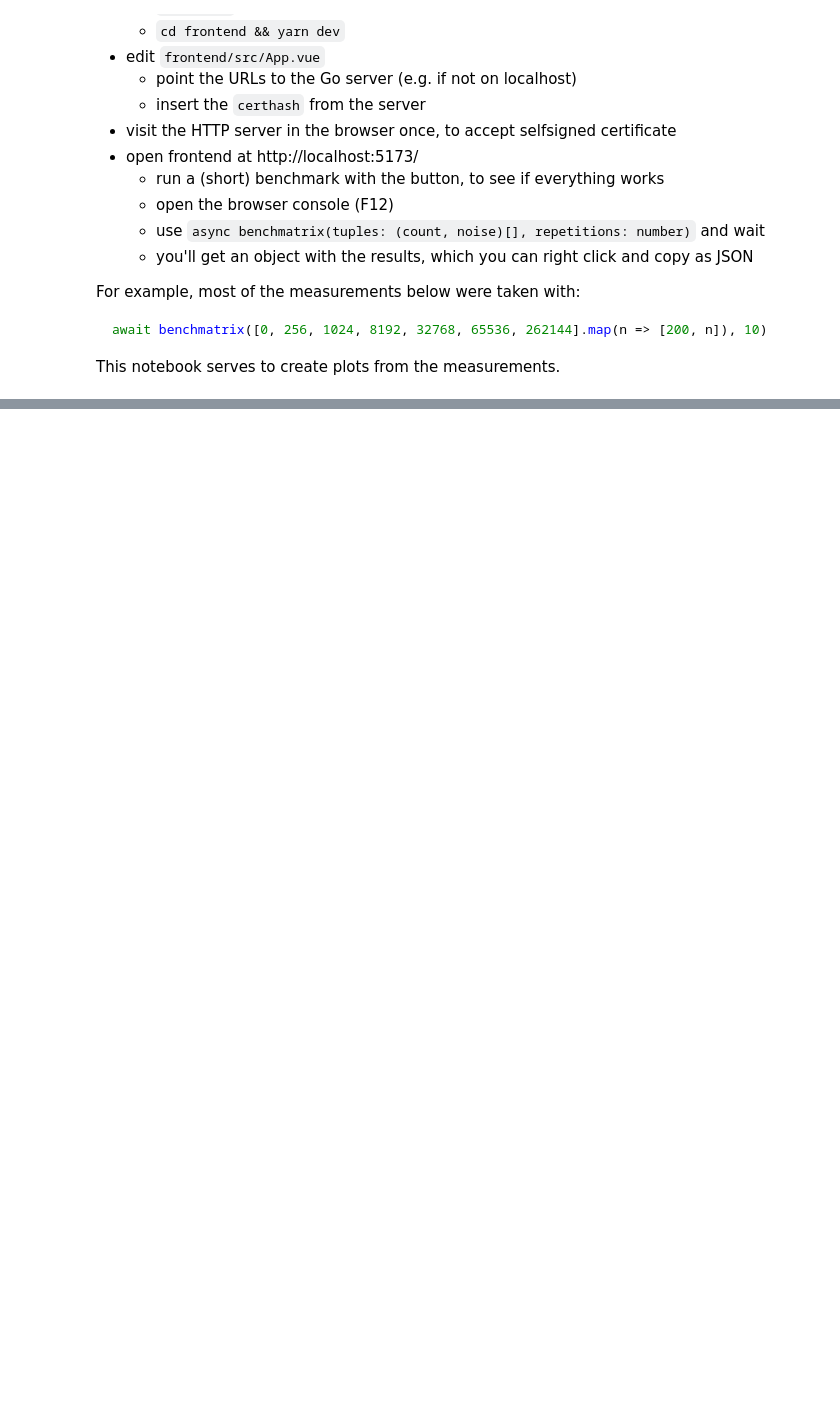
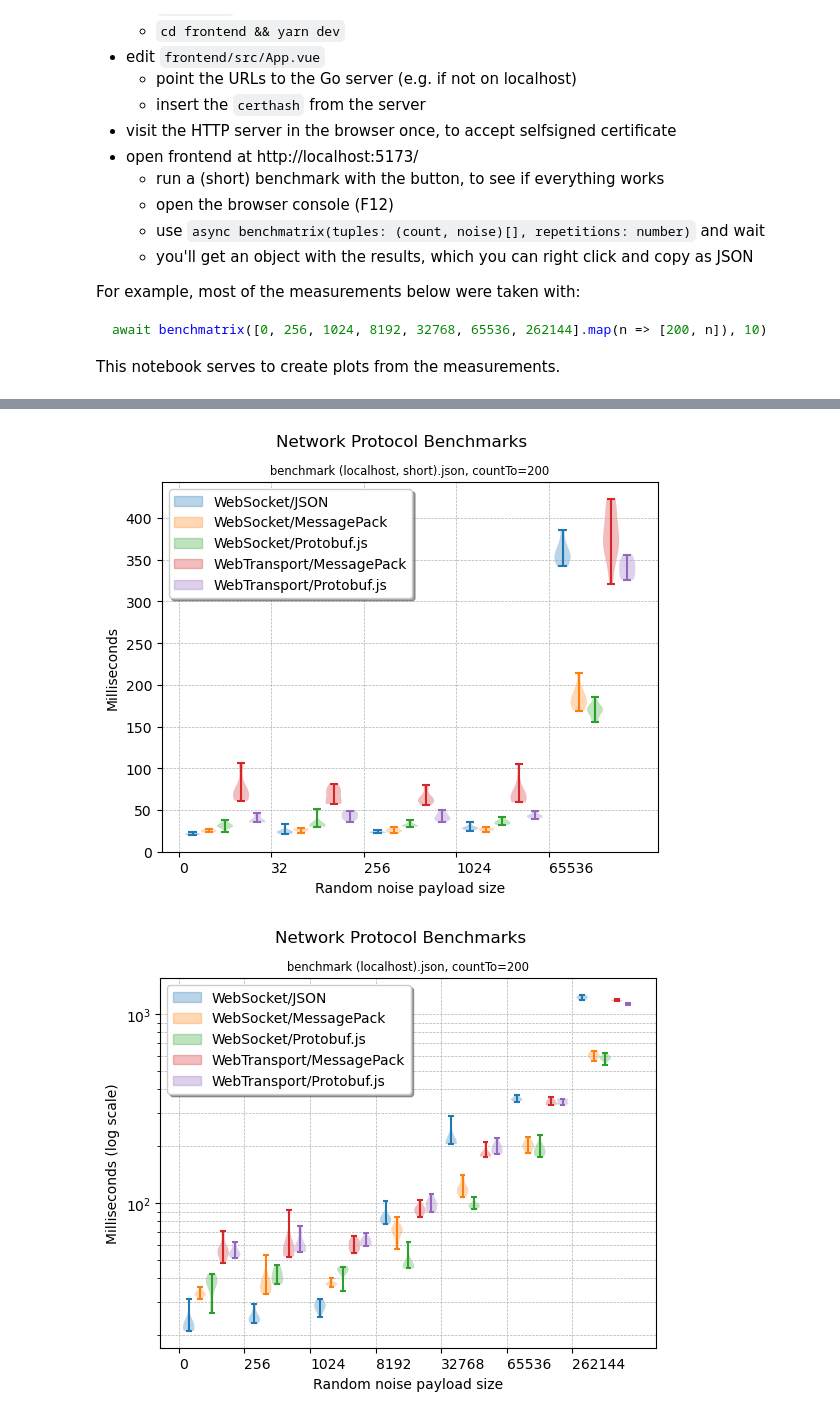
Before and after one commit to wasimoff/experiments, a Jupyter notebook: protobufsock/README.ipynb, the cells around one changed output, grey strips where cells are left out. Cells and saved outputs as stored; diff of their text form; code cells hidden in the pictures; blank space fills up the shorter version.

Commit message:
pb: rewrote benchmarks as factories, added protobuf-es in browser
plus a comparison between firefox and chromium

```diff
--- a/protobufsock/README.ipynb
+++ b/protobufsock/README.ipynb
@@ -123,0 +110,17 @@ render("benchmark (singapore).json", ylog=True)
+# %%
+# localhost
+render("benchmark (localhost, short).json") # short initial benchmark
+render("benchmark (localhost).json", logscale=True) # more steps in noise size and up to 256k
+# instead of high count, prefer more repetitions of lower counts
+#render("benchmark (localhost, high count).json") # countTo: 2000
+
+# running over wifi to server in lan
+render("benchmark (Wireless LAN, short).json")
+render("benchmark (Wireless LAN).json", logscale=True)
+
+# running over wifi+internet to hetzner vps
+render("benchmark (VPS Germany, nemik).json")
+render("benchmark (VPS Singapore).json", logscale=True)
+# %% [output]
+[figure, added]
+[figure, added]
```
Also changed, not shown: parts of 6 cells of this notebook, 16 other files.
